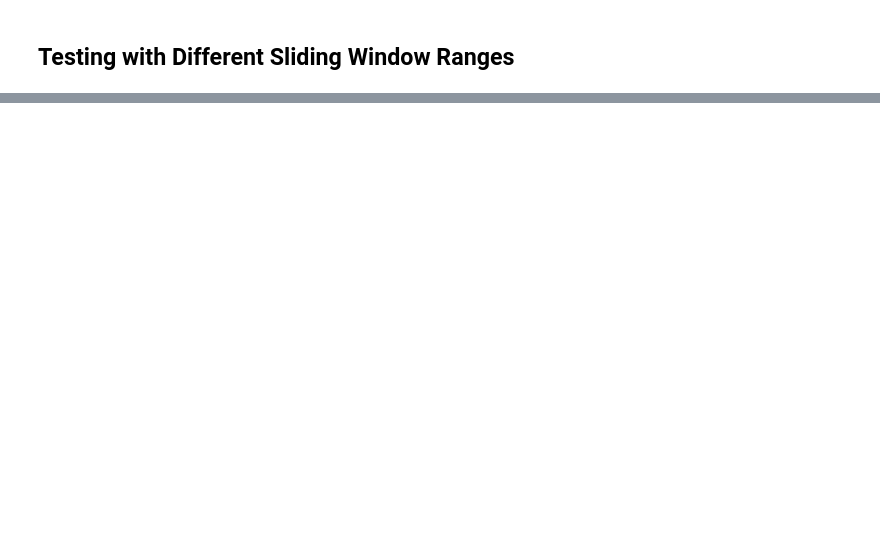
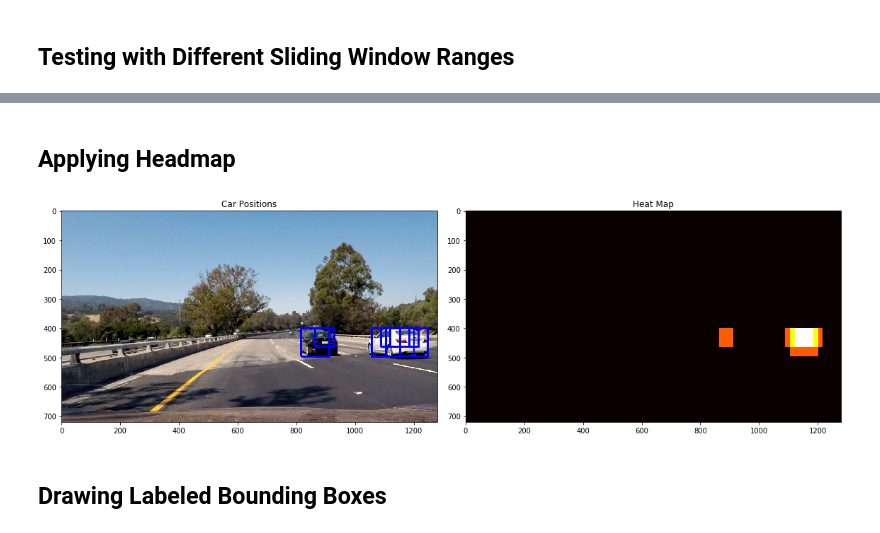
Before and after one commit to guetteman/CarND-Vehicle-Detection, a Jupyter notebook: project.ipynb, the cells around one changed output, grey strips where cells are left out. Drawn from its saved outputs; the diff is of its cells as text; code cells hidden in the pictures; blank space fills up the shorter version.

```diff
--- a/project.ipynb
+++ b/project.ipynb
@@ -353,0 +450,2 @@ plt.imshow(draw_img)
+# %% [markdown]
+## Applying Headmap
@@ -353,0 +501,17 @@ plt.imshow(draw_img)
+# %%
+from scipy.ndimage.measurements import label
+
+heatmap, labels = apply_heatmap(draw_img, rectangles)
+
+fig = plt.figure(figsize=(16,16))
+plt.subplot(121)
+plt.imshow(draw_img)
+plt.title('Car Positions')
+plt.subplot(122)
+plt.imshow(heatmap, cmap='hot')
+plt.title('Heat Map')
+fig.tight_layout()
+# %% [output]
+[figure, added]
+# %% [markdown]
+## Drawing Labeled Bounding Boxes
```
Also changed, not shown: parts of 21 cells of this notebook, 2 other files.
